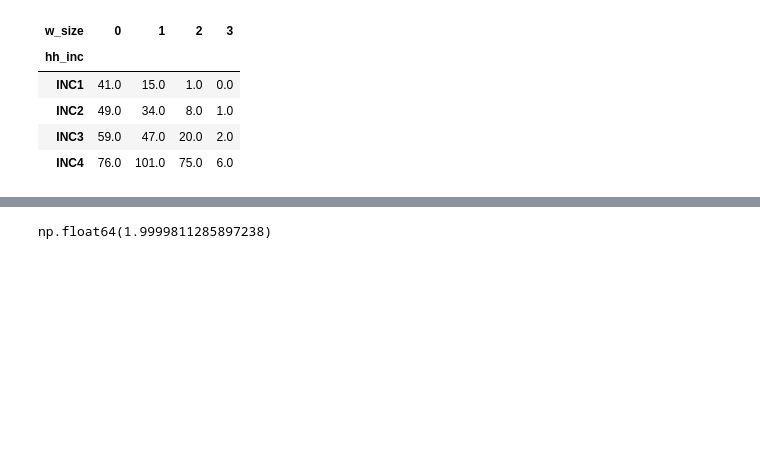
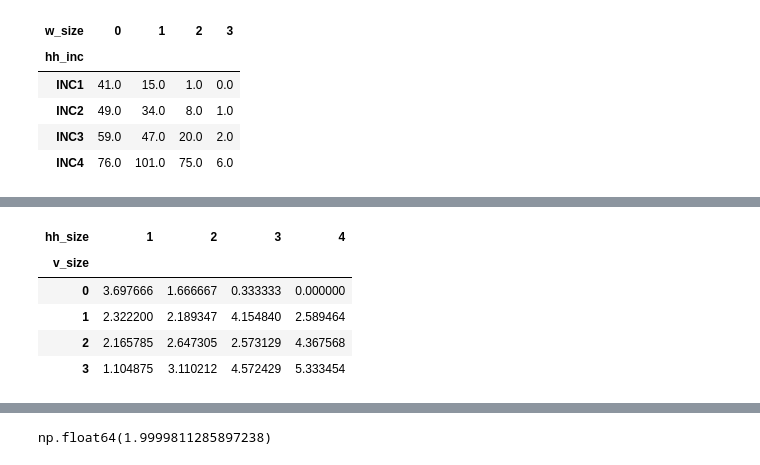
Before and after one commit to RSGInc/scog_model, a Jupyter notebook: 1-Inputs_Preparation/Survey/2_SurveyTripRates.ipynb, the cells around one changed output, grey strips where cells are left out. Cells and saved outputs as stored; diff of their text form; code cells hidden in the pictures; blank space fills up the shorter version.

```diff
--- a/1-Inputs_Preparation/Survey/2_SurveyTripRates.ipynb
+++ b/1-Inputs_Preparation/Survey/2_SurveyTripRates.ipynb
@@ -905,0 +959,13 @@ hhrecs2dincwrk.to_clipboard(header=False,index=False)
+# %%
+
+# size x vehicles
+NHB2D_trip_rates_veh = GetTripRatesUsingTwoVars(hh_df = hh, trips_df=nhb_trips,
+            x = "hh_size" , y = "v_size", groups = "NHB", cat ="triprate")
+NHB2D_trip_rates_veh
+# %% [output]
+| hh_size | 1 | 2 | 3 | 4 |
+| v_size |  |  |  |  |
+| 0 | 3.697666 | 1.666667 | 0.333333 | 0.000000 |
+| 1 | 2.322200 | 2.189347 | 4.154840 | 2.589464 |
+| 2 | 2.165785 | 2.647305 | 2.573129 | 4.367568 |
+| 3 | 1.104875 | 3.110212 | 4.572429 | 5.333454 |
```
Also changed, not shown: parts of 15 cells of this notebook, 6 other files.
